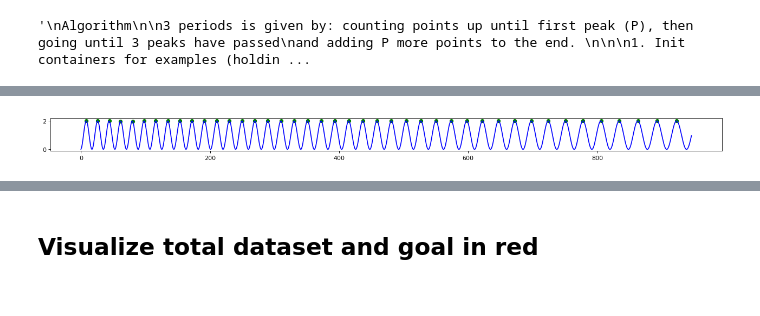
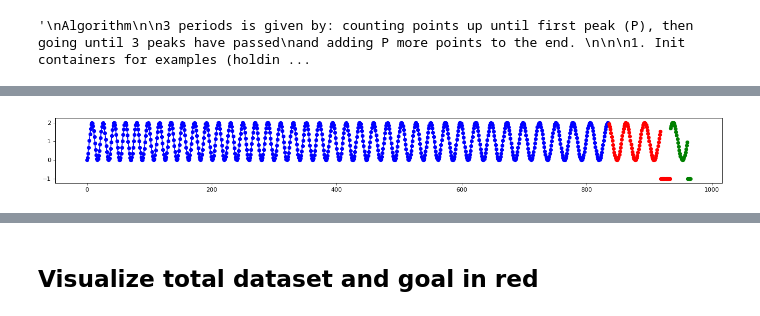
Before and after one commit to Columbia-Creative-Machines-Lab/muscle-prediction, a Jupyter notebook: preliminary_forecasting/LSTM_variable_predictions.ipynb, the cells around one changed output, grey strips where cells are left out. Cells and saved outputs as stored; diff of their text form; code cells hidden in the pictures.

```diff
--- a/preliminary_forecasting/LSTM_variable_predictions.ipynb
+++ b/preliminary_forecasting/LSTM_variable_predictions.ipynb
@@ -106,7 +110,7 @@ Maybe should always see n peaks, and expand if not
 # %% [output]
 '\nAlgorithm\n\n3 periods is given by: counting points up until first peak (P), then going until 3 peaks have passed\nand adding P more points to the end. \n\n\n1. Init containers for examples (holdin ...
 # %%
-def generate_dataset_const(data, peak_indices, x_cycles=3, y_cycles=1):
+def generate_dataset_const(data, default_period, peak_indices, x_cycles=3, y_cycles=1):
     #Just use a window size that corresponds to the average of the the period of the wave that the first point
     # lies in and the period of the wave that the last point lies in.
     # The predict window size should be period that last feed-in point lies in + (plus)
@@ -121,6 +125,8 @@ def generate_dataset_const(data, peak_indices, x_cycles=3, y_cycles=1):
     #Set some variables to use
     smallest_period = peak_indices[1] - peak_indices[0]
     largest_period = peak_indices[-1] - peak_indices[-2]
+    print(smallest_period)
+    print(largest_period)
     period_range = largest_period - smallest_period
     holder_size = int(largest_period * 1.1)
 
@@ -130,53 +136,101 @@ def generate_dataset_const(data, peak_indices, x_cycles=3, y_cycles=1):
 
     n_prev = smallest_period*3
     n_forecast = smallest_period
-    print("----------------------")
-    print(data[0:n_prev])
     fig=plt.figure(figsize=(20, 1), dpi= 80, facecolor='w', edgecolor='k')
 
-    #Line plot along the true data
-    plt.plot([x for x in range(len(data))], data, color="blue")
-
-    #Plot the training points in green
-    plt.scatter(peak_indices, peak_vals, color="green", s=30)
-
-    print("----------------------")
+    xs = list()
+    ys = list()
 
     #Loop over the data and convert into samples
     for i in range(len(data)):
 
+        #Exit if we dont have enough points remaining to construct another example
+        if((i+n_prev) > len(data) or (i+n_prev+n_forecast) > len(data)):
+            break
+
         #Init our examples input and label
         x = [-1]* (holder_size*x_cycles)
         y = [-1]* (holder_size*y_cycles)
-
+        #print("X is of size: " + str(len(x)))
 
         x[:n_prev] = data[i:i+n_prev]
         y[:n_forecast] = data[i+n_prev:i+n_prev+n_forecast]
 
+        xs.append(x)
+        ys.append(y)
 
-        print(x)
-        print(y)
-        break
+
+        #print("X size: "+str(len(data[i:i+n_prev])) + " & total size: "+str(len(x)))
+        #print(x)
+        #print()
+        #print("Y size: "+str(len(data[i+n_prev:i+n_prev+n_forecast])) + " & total size: "+str(len(y)))
+        #print(y)
+        #print()
+        #print("-----------------------------------------")
+
 
 
         #Calculate the new period to use
         new_period_size = int(np.average(approx_periods[i:i+n_prev]))
         n_prev = new_period_size*3
         n_forecast = new_period_size
+        #print("new period size: " + str(new_period_size))
 
 
+    print("num points: " +str(len(data)))
+    print("num examples:" + str(len(xs)))
+    #return xs, ys
 
 
-
-    #     n_prev = smallest_period*3
-    #     n_forecast = smallest_period
-    #     example = [-1]*n_prev
+    #samples, labels = generate_dataset_const(new_exper_data, peak_times)
+    samples = xs
+    labels = ys
 
 
+    #Set the figure parameters
+    fig=plt.figure(figsize=(20, 2), dpi= 80, facecolor='w', edgecolor='k')
 
+    #Grab the points for each section of the plot
+    #train_points, test_input_points, test_label_points = data[:-(len(samples[-1])+len(labels[-1]))], samples[-1], labels[-1]
+    len_final_example = n_prev + n_forecast
 
+    train_points, test_input_points, test_label_points = data[:-len_final_example], samples[-1], labels[-1]
 
+    print("train end: " + str(train_points[-1]))
+    print("len data: " + str(len(data)))
+    print("len samples[-1]: " + str(len(samples[-1])))
+    print("len labels[-1]: " + str(len(labels[-1])))
+    print("test_input_points: " +str(test_input_points[0]))
+    print(len(train_points))
 
+    print(samples[-1])
 
-generate_dataset_const(shiftData, peak_times)
+    #Plot the training data and the underlying curve in blue
+    plt.plot(train_points, color="blue")
+    train_plot_x = [x for x in range(len(train_points))]
+    plt.scatter(train_plot_x, train_points, color="blue", s=30)
+
+    #Plot the test example X in red
+    test_input_xs = [x +len(train_points) for x in range(len(test_input_points))]
+    plt.scatter(test_input_xs, test_input_points, color="red", s=30)
+
+    #Plot the test target label in green
+    test_label_xs = [x +(len(train_points)+len(test_input_points)) for x in range(len(test_label_points))]
+    plt.scatter(test_label_xs, test_label_points, color="green", s=30)
+
+    train_examples = xs[:-1]
+    train_labels = ys[:-1]
+    test_example = xs[-1]
+    test_label = ys[-1]
+
+    return train_examples,train_labels, test_example, test_label
+
+#new_exper_data = [i for i in range(len(data))]
+
+train_examples,train_labels, test_example, test_label = generate_dataset_const(data, peak_times)
+
+print(len(train_examples))
+print(len(train_labels))
+print(len(test_example))
+print(len(test_label))
 # %% [output]
@@ -188 +253 @@ generate_dataset_const(shiftData, peak_times)
-[figure, old version]
+[figure, new version]
```
Also changed, not shown: parts of 34 cells of this notebook.
